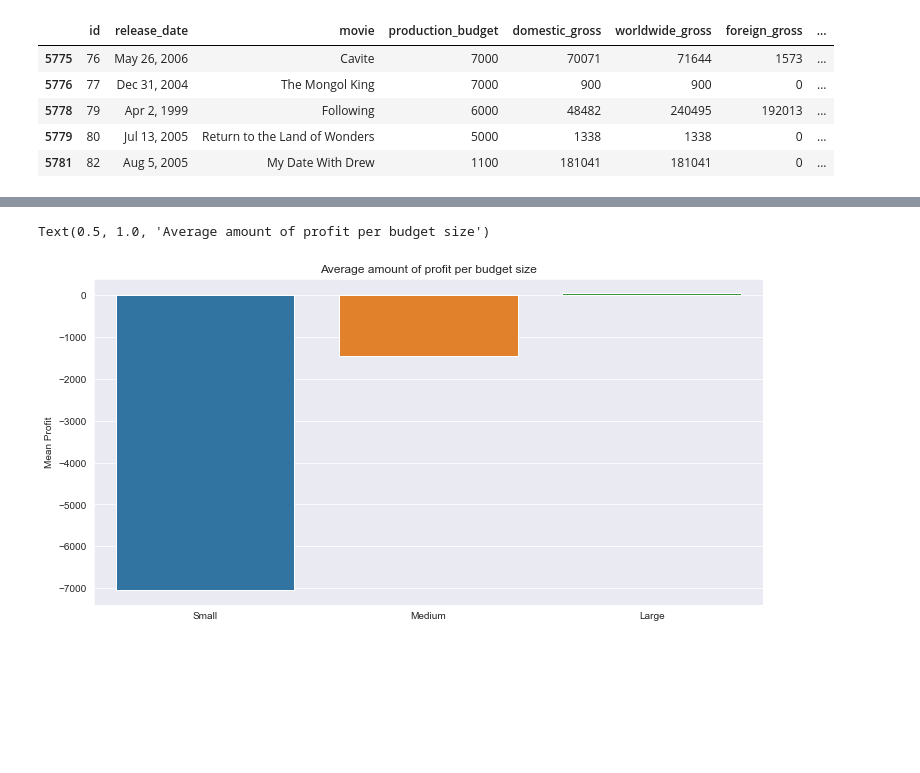
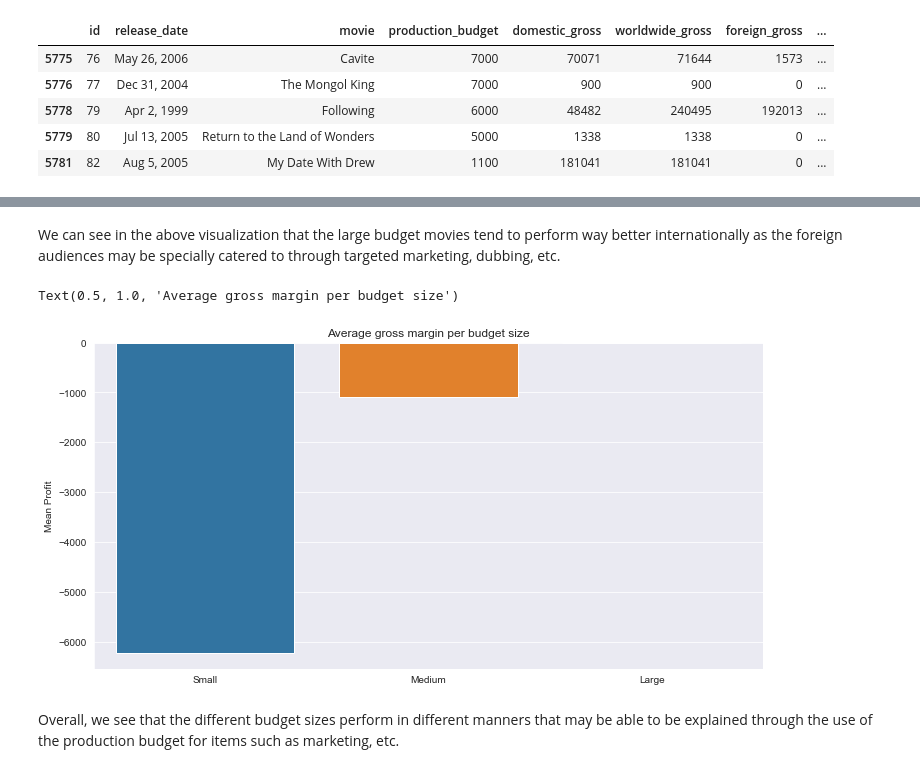
Before and after one commit to masonbatch/dsc-capstone, a Jupyter notebook: student.ipynb, the cells around one changed output, grey strips where cells are left out. Saved outputs shown, nothing was run; the diff lists cells and outputs as text; code cells hidden in the pictures; blank space fills up the shorter version.

```diff
--- a/student.ipynb
+++ b/student.ipynb
@@ -1272,4 +933,4 @@ genre_df["original_title"] = genre_df["movie"]
 
 genre_df = pd.merge(genre_df, tmdb_movies, on=['original_title'])
 
-movie_budgets["return_on_investment"] = (movie_budgets["total_profit"] / movie_budgets["production_budget"]) * 100
+budgets["return_on_investment"] = (budgets["total_profit"] / budgets["production_budget"]) * 100
@@ -1306,8 +983,8 @@ big_budget = budgets[(budgets["production_budget"] >= 100000000)]
 # %%
 def budget_size(val):
-    if val < 5000000:
+    if val < 10000000:
         return 1
-    elif val < 100000000:
+    elif val < 50000000:
         return 2
     else:
         return 3
@@ -1401,15 +1091,19 @@ Name: total_profit, dtype: float64
+# %% [markdown]
+We can see in the above visualization that the large budget movies tend to perform way better internationally as the foreign audiences may be specially catered to through targeted marketing, dubbing, etc.
 # %%
 fig, ax = plt.subplots(figsize=(12,6))
 # get the month values and aggregate gross margin to plot
 x_values = ["Small", "Medium", "Large"]
 
 agg_profit = budgets.groupby('budget_size')['gross_margin_ww'].mean()
 
 
 
 sns.barplot(x=x_values, y = agg_profit.values, errwidth=0)
 ax.set_ylabel("Mean Profit")
-ax.set_title("Average amount of profit per budget size")
+ax.set_title("Average gross margin per budget size")
 # %% [output]
-Text(0.5, 1.0, 'Average amount of profit per budget size')
+Text(0.5, 1.0, 'Average gross margin per budget size')
-[figure, old version]
+[figure, new version]
+# %% [markdown]
+Overall, we see that the different budget sizes perform in different manners that may be able to be explained through the use of the production budget for items such as marketing, etc.
```
Also changed, not shown: parts of 74 cells of this notebook.
